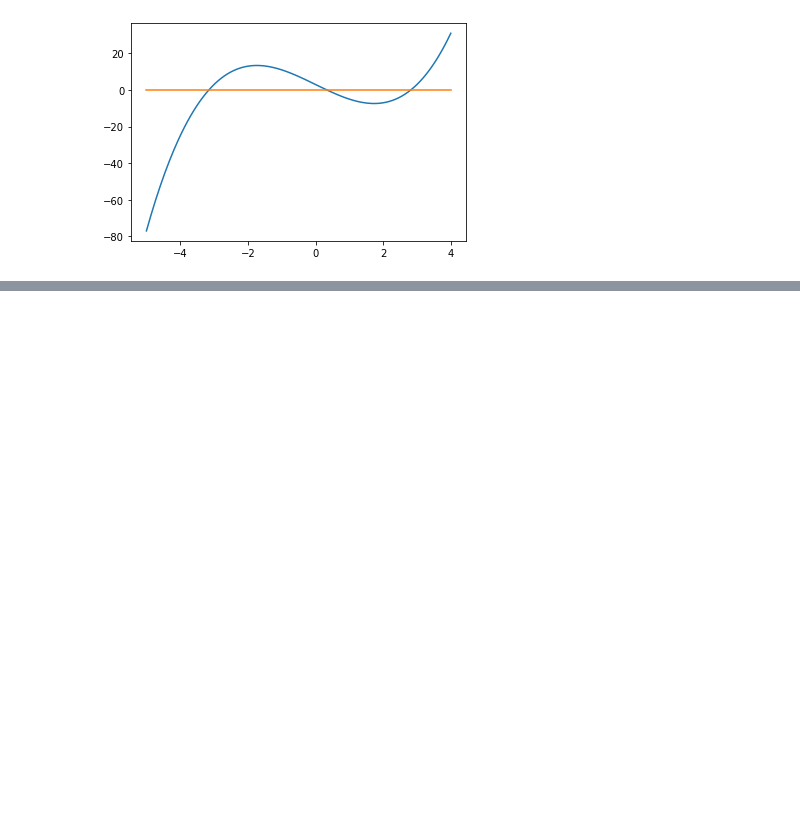
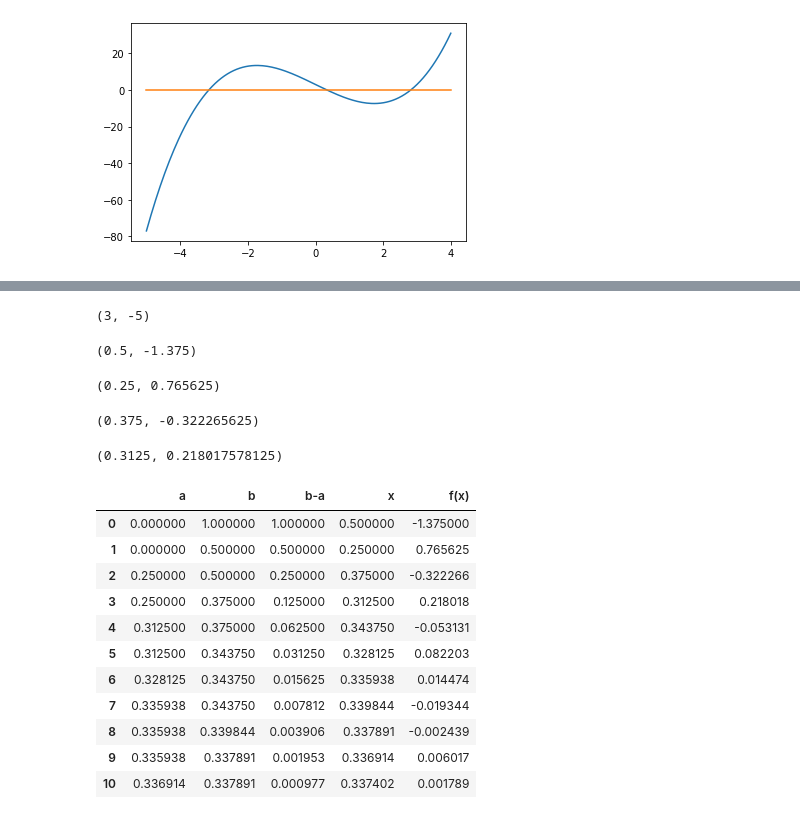
Before and after one commit to viniciusdenovaes/Unip212CM, a Jupyter notebook: prototipo/cap02_metodo01.ipynb, the cells around one changed output, grey strips where cells are left out. Drawn from its saved outputs; the diff is of its cells as text; code cells hidden in the pictures; blank space fills up the shorter version.

```diff
--- a/prototipo/cap02_metodo01.ipynb
+++ b/prototipo/cap02_metodo01.ipynb
@@ -82,0 +100,29 @@ plt.plot(valores_igualmente_espacados, np.zeros(len(valores_igualmente_espacados
+# %%
+f(a), f(b)
+# %% [output]
+(3, -5)
+# %%
+x, f(x)
+# %% [output]
+(0.5, -1.375)
+# %%
+b = x
+x = (b-a)/2 + a
+# %%
+x, f(x)
+# %% [output]
+(0.25, 0.765625)
+# %%
+a = x
+x = (b-a)/2 + a
+# %%
+x, f(x)
+# %% [output]
+(0.375, -0.322265625)
+# %%
+b = x
+x = (b-a)/2 + a
+# %%
+x, f(x)
+# %% [output]
+(0.3125, 0.218017578125)
@@ -82,0 +175,17 @@ plt.plot(valores_igualmente_espacados, np.zeros(len(valores_igualmente_espacados
+# %%
+resolvedor = SolverMetodoBiseccao(f)
+# %%
+resolvedor.solve(0, 1)
+# %% [output]
+|  | a | b | b-a | x | f(x) |
+| 0 | 0.000000 | 1.000000 | 1.000000 | 0.500000 | -1.375000 |
+| 1 | 0.000000 | 0.500000 | 0.500000 | 0.250000 | 0.765625 |
+| 2 | 0.250000 | 0.500000 | 0.250000 | 0.375000 | -0.322266 |
+| 3 | 0.250000 | 0.375000 | 0.125000 | 0.312500 | 0.218018 |
+| 4 | 0.312500 | 0.375000 | 0.062500 | 0.343750 | -0.053131 |
+| 5 | 0.312500 | 0.343750 | 0.031250 | 0.328125 | 0.082203 |
+| 6 | 0.328125 | 0.343750 | 0.015625 | 0.335938 | 0.014474 |
+| 7 | 0.335938 | 0.343750 | 0.007812 | 0.339844 | -0.019344 |
+| 8 | 0.335938 | 0.339844 | 0.003906 | 0.337891 | -0.002439 |
+| 9 | 0.335938 | 0.337891 | 0.001953 | 0.336914 | 0.006017 |
+| 10 | 0.336914 | 0.337891 | 0.000977 | 0.337402 | 0.001789 |
```
Also changed, not shown: parts of 7 cells of this notebook.
